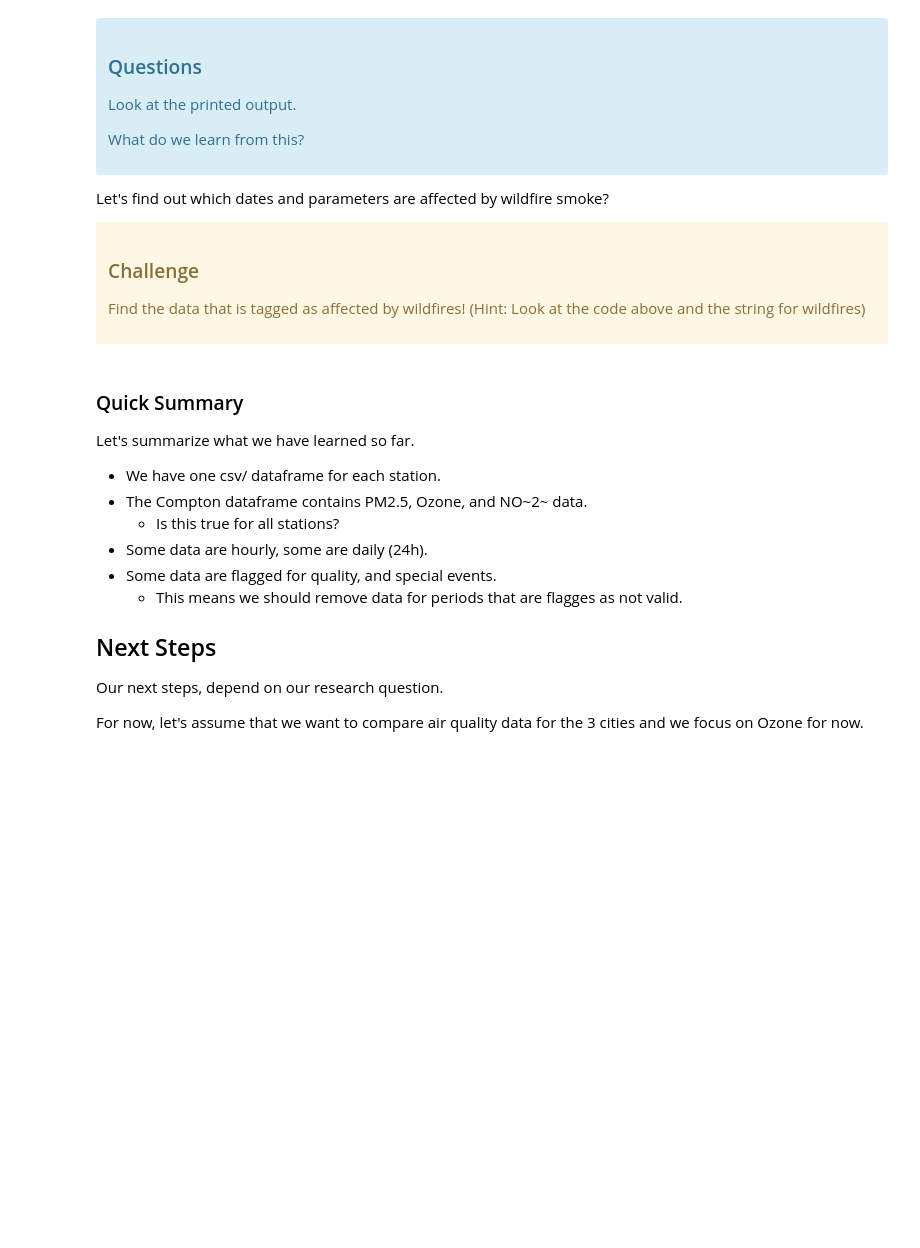
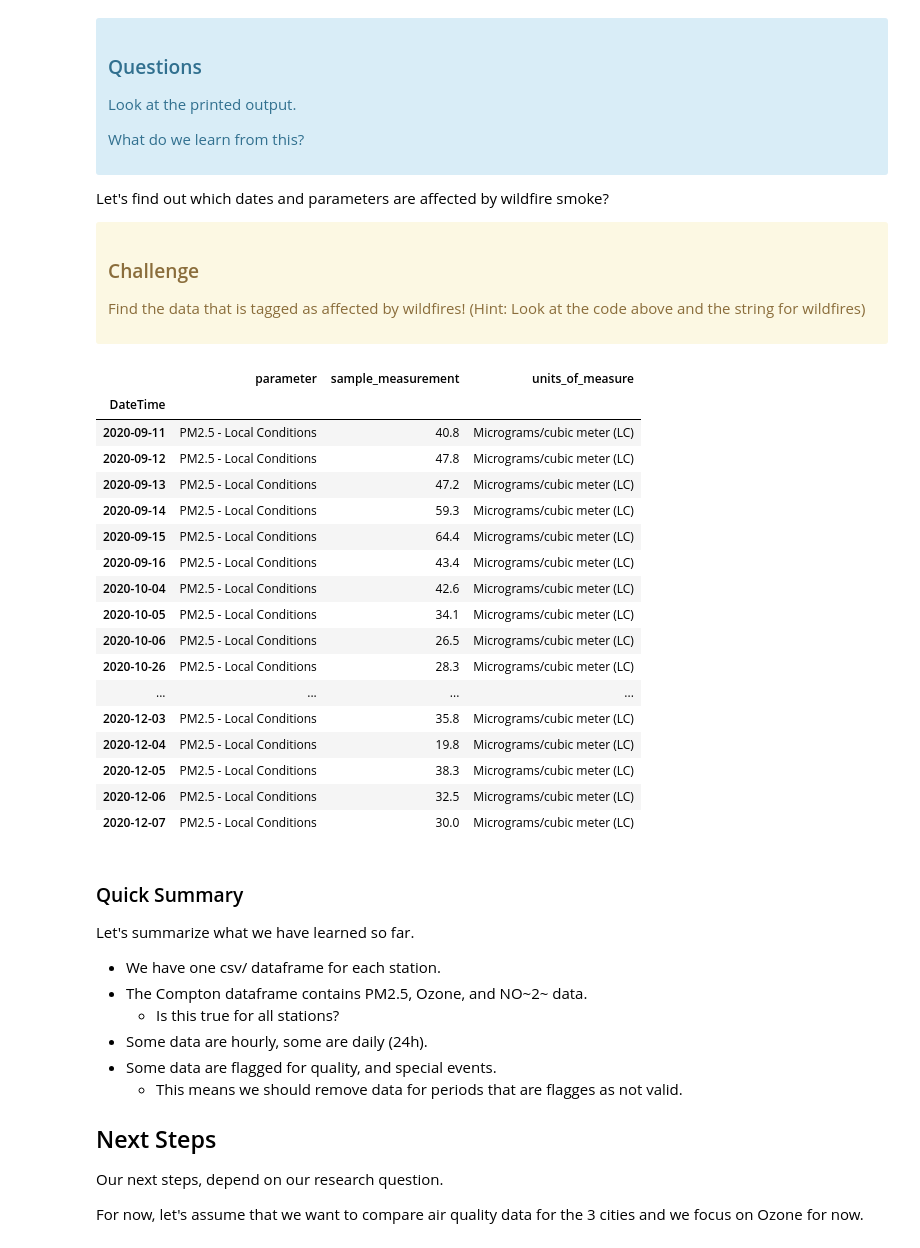
Before and after one commit to Kay-berg/ISAT420_Code, a Jupyter notebook: W5_1_AirQuality/code/analyzingAQData.ipynb, the cells around one changed output. Saved outputs shown, nothing was run; the diff lists cells and outputs as text; code cells hidden in the pictures; blank space fills up the shorter version.

```diff
--- a/W5_1_AirQuality/code/analyzingAQData.ipynb
+++ b/W5_1_AirQuality/code/analyzingAQData.ipynb
@@ -197,6 +200,26 @@ Find the data that is tagged as affected by wildfires!
 </div>
 # %%
 # Complete the code below for the challenge  (1 line)
+aqs_Compton[['parameter','sample_measurement','units_of_measure']].loc[aqs_Compton['qualifier'] == 'IT - Wildfire-U. S.']
+# %% [output]
+|  | parameter | sample_measurement | units_of_measure |
+| DateTime |  |  |  |
+| 2020-09-11 | PM2.5 - Local Conditions | 40.8 | Micrograms/cubic meter (LC) |
+| 2020-09-12 | PM2.5 - Local Conditions | 47.8 | Micrograms/cubic meter (LC) |
+| 2020-09-13 | PM2.5 - Local Conditions | 47.2 | Micrograms/cubic meter (LC) |
+| 2020-09-14 | PM2.5 - Local Conditions | 59.3 | Micrograms/cubic meter (LC) |
+| 2020-09-15 | PM2.5 - Local Conditions | 64.4 | Micrograms/cubic meter (LC) |
+| 2020-09-16 | PM2.5 - Local Conditions | 43.4 | Micrograms/cubic meter (LC) |
+| 2020-10-04 | PM2.5 - Local Conditions | 42.6 | Micrograms/cubic meter (LC) |
+| 2020-10-05 | PM2.5 - Local Conditions | 34.1 | Micrograms/cubic meter (LC) |
+| 2020-10-06 | PM2.5 - Local Conditions | 26.5 | Micrograms/cubic meter (LC) |
+| 2020-10-26 | PM2.5 - Local Conditions | 28.3 | Micrograms/cubic meter (LC) |
+| ... | ... | ... | ... |
+| 2020-12-03 | PM2.5 - Local Conditions | 35.8 | Micrograms/cubic meter (LC) |
+| 2020-12-04 | PM2.5 - Local Conditions | 19.8 | Micrograms/cubic meter (LC) |
+| 2020-12-05 | PM2.5 - Local Conditions | 38.3 | Micrograms/cubic meter (LC) |
+| 2020-12-06 | PM2.5 - Local Conditions | 32.5 | Micrograms/cubic meter (LC) |
+| 2020-12-07 | PM2.5 - Local Conditions | 30.0 | Micrograms/cubic meter (LC) |
 # %% [markdown]
 ### Quick Summary
 
```
Also changed, not shown: parts of 6 cells of this notebook, 1 other file.
